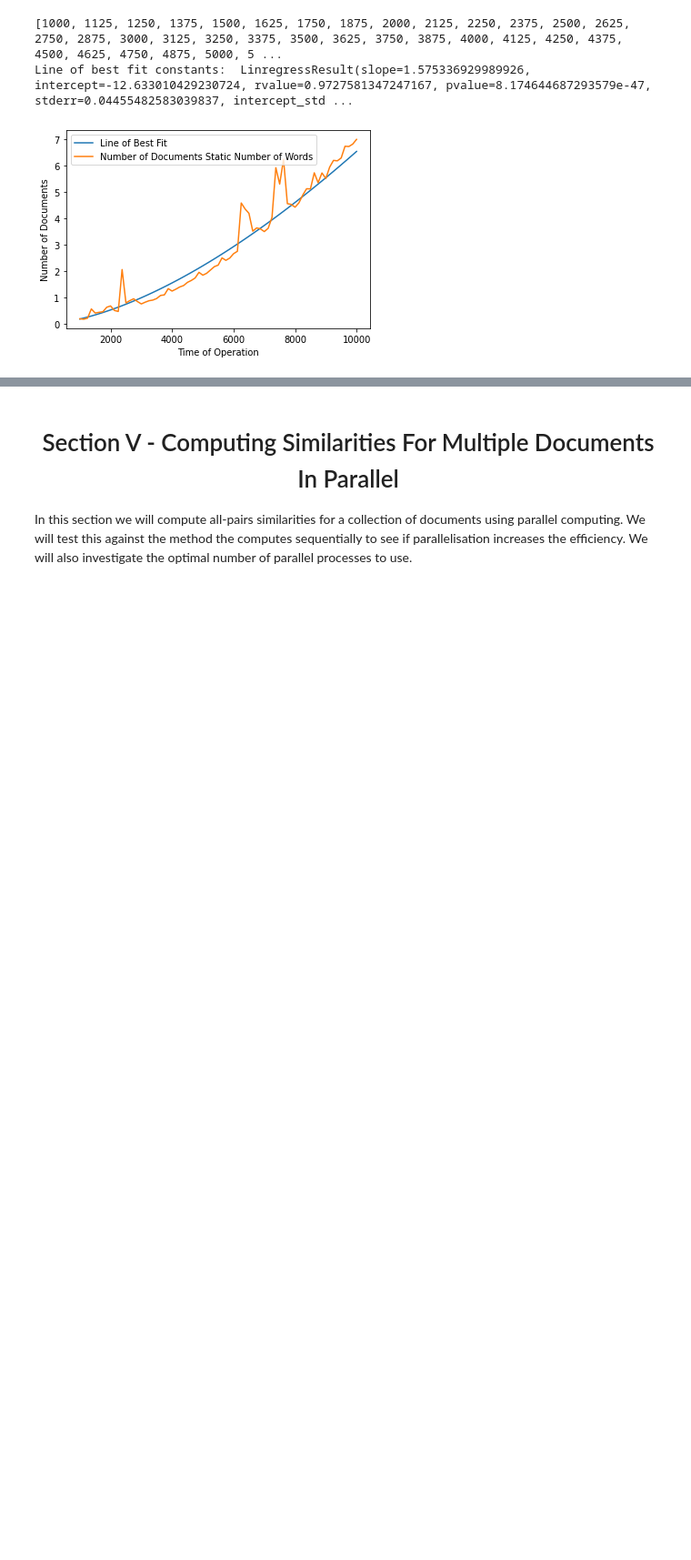
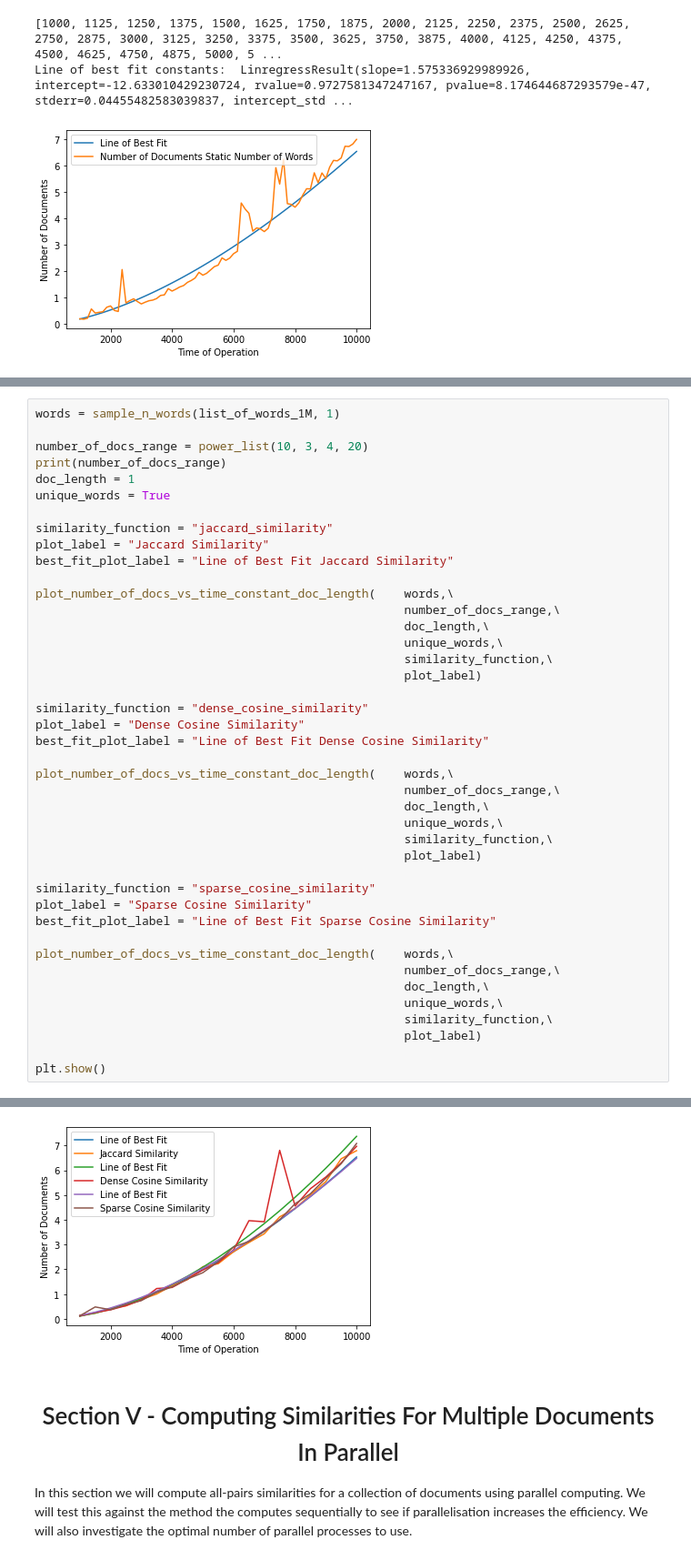
Before and after one commit to hwasc/ADS, a Jupyter notebook: ADS_report.ipynb, the cells around one changed output, grey strips where cells are left out. Shown: that part at 91% size. Cells and saved outputs as stored; diff of their text form; blank space fills up the shorter version.

```diff
--- a/ADS_report.ipynb
+++ b/ADS_report.ipynb
@@ -1204,0 +1096,43 @@ Line of best fit constants:  LinregressResult(slope=1.575336929989926, intercept
+# %%
+words = sample_n_words(list_of_words_1M, 1)
+
+number_of_docs_range = power_list(10, 3, 4, 20)
+print(number_of_docs_range)
+doc_length = 1
+unique_words = True
+
+similarity_function = "jaccard_similarity"
+plot_label = "Jaccard Similarity"
+best_fit_plot_label = "Line of Best Fit Jaccard Similarity"
+
+plot_number_of_docs_vs_time_constant_doc_length(    words,\
+                                                    number_of_docs_range,\
+                                                    doc_length,\
+                                                    unique_words,\
+                                                    similarity_function,\
+                                                    plot_label)
+
+similarity_function = "dense_cosine_similarity"
+plot_label = "Dense Cosine Similarity"
+best_fit_plot_label = "Line of Best Fit Dense Cosine Similarity"
+
+plot_number_of_docs_vs_time_constant_doc_length(    words,\
+                                                    number_of_docs_range,\
+                                                    doc_length,\
+                                                    unique_words,\
+                                                    similarity_function,\
+                                                    plot_label)
+
+similarity_function = "sparse_cosine_similarity"
+plot_label = "Sparse Cosine Similarity"
+best_fit_plot_label = "Line of Best Fit Sparse Cosine Similarity"
+
+plot_number_of_docs_vs_time_constant_doc_length(    words,\
+                                                    number_of_docs_range,\
+                                                    doc_length,\
+                                                    unique_words,\
+                                                    similarity_function,\
+                                                    plot_label)
+
+plt.show()
+# %% [output]
@@ -1205,3 +1143,4 @@ Line of best fit constants:  LinregressResult(slope=1.575336929989926, intercept
+[figure, added]
 # %% [markdown]
 <center> <h1>Section V - Computing Similarities For Multiple Documents In Parallel</h1> </center>
 
```
Also changed, not shown: parts of 22 cells of this notebook.
